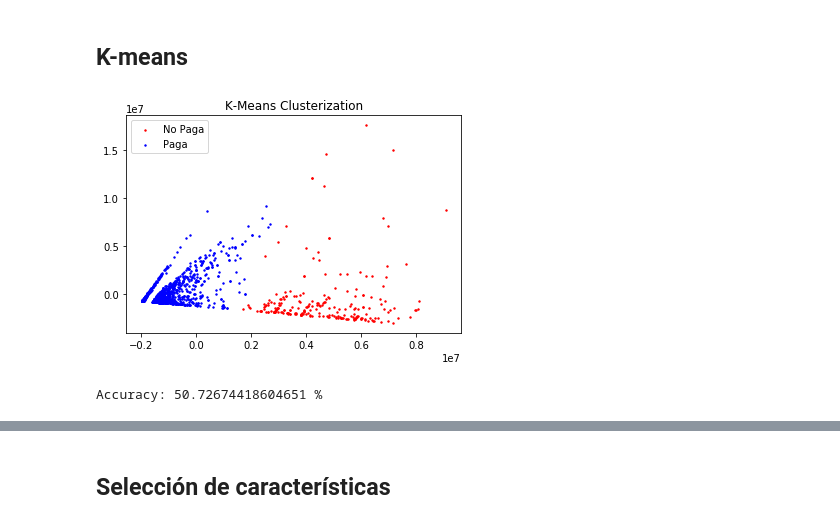
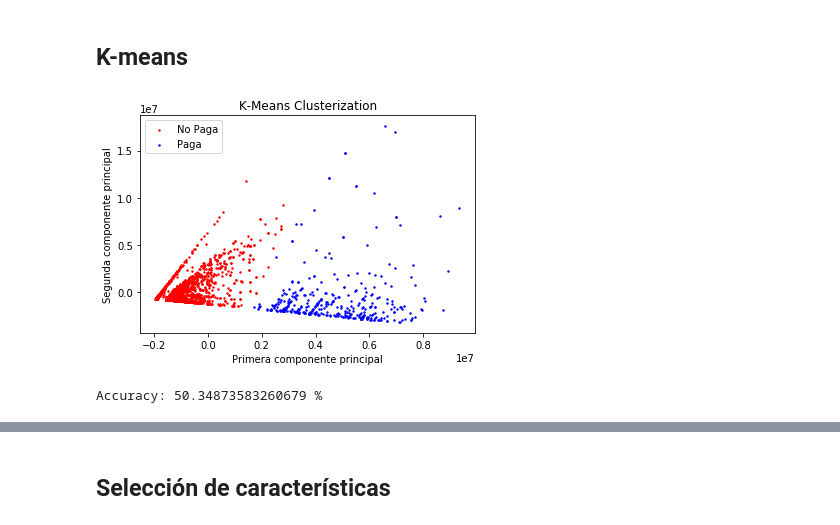
Before and after one commit to GioPais/Credit_score_project, a Jupyter notebook: Credit_score.ipynb, the cells around one changed output, grey strips where cells are left out. Saved outputs shown, nothing was run; the diff lists cells and outputs as text; code cells hidden in the pictures.

Commit message:
PCA and Kmeans

```diff
--- a/Credit_score.ipynb
+++ b/Credit_score.ipynb
@@ -429,12 +422,14 @@ print(len(y_data))
 # Visualizacion de Datos en 2 dimensiones (PCA)
 from sklearn.decomposition import PCA
 pca = PCA(n_components=2)
-x_train = pd.DataFrame(pca.fit_transform(featEnt))
-#plt.scatter(x_train[classEnt==0][0], classEnt[y_data==0][1], s=2, label='No Paga', c='red')
-#plt.scatter(x_train[classEnt==1][0], classEnt[y_data==1][1], s=2, label='Paga', c='blue')
-#plt.title('Datos con Dimensionalidad Reducida (PCA)')
-#plt.legend()
-#plt.show()
+x_train = pd.DataFrame(pca.fit_transform(featuresAsArray))
+plt.scatter(x_train[y_data==0][0], x_train[y_data==0][1], s=2, label='No Paga', c='red')
+plt.scatter(x_train[y_data==1][0], x_train[y_data==1][1], s=2, label='Paga', c='blue')
+plt.title('Datos con Dimensionalidad Reducida (PCA)')
+plt.legend()
+plt.xlabel("Primera componente principal")
+plt.ylabel("Segunda componente principal")
+plt.show()
 # %% [output]
 2294
 2294
@@ -442,22 +438,24 @@ x_train = pd.DataFrame(pca.fit_transform(featEnt))
 ## K-means
 # %%
 from sklearn.cluster import KMeans
-kmeans = KMeans(n_clusters=2).fit(featEnt)
+kmeans = KMeans(n_clusters=2).fit(featuresAsArray)
 centroids_km = kmeans.cluster_centers_
 labels_km = kmeans.labels_
-result = np.sum(classEnt == labels_km) / len(classEnt)
+result = np.sum(y_data == labels_km) / len(y_data)
 acc_km = max(1 - result, result)
 plt.scatter(x_train[labels_km==0][0], x_train[labels_km==0][1], s=2, label='No Paga'
 , c='red')
 plt.scatter(x_train[labels_km==1][0], x_train[labels_km==1][1], s=2, label='Paga', c
 ='blue')
 plt.title('K-Means Clusterization')
 plt.legend()
+plt.xlabel("Primera componente principal")
+plt.ylabel("Segunda componente principal")
 plt.show()
 print("Accuracy: " + str(acc_km * 100) + " %")
 # %% [output]
-[figure, old version]
+[figure, new version]
-Accuracy: 50.72674418604651 %
+Accuracy: 50.34873583260679 %
 # %%
 # Primer Clasificador con Redes Neuronales
 from sklearn.preprocessing import StandardScaler
```
Also changed, not shown: parts of 13 cells of this notebook.
